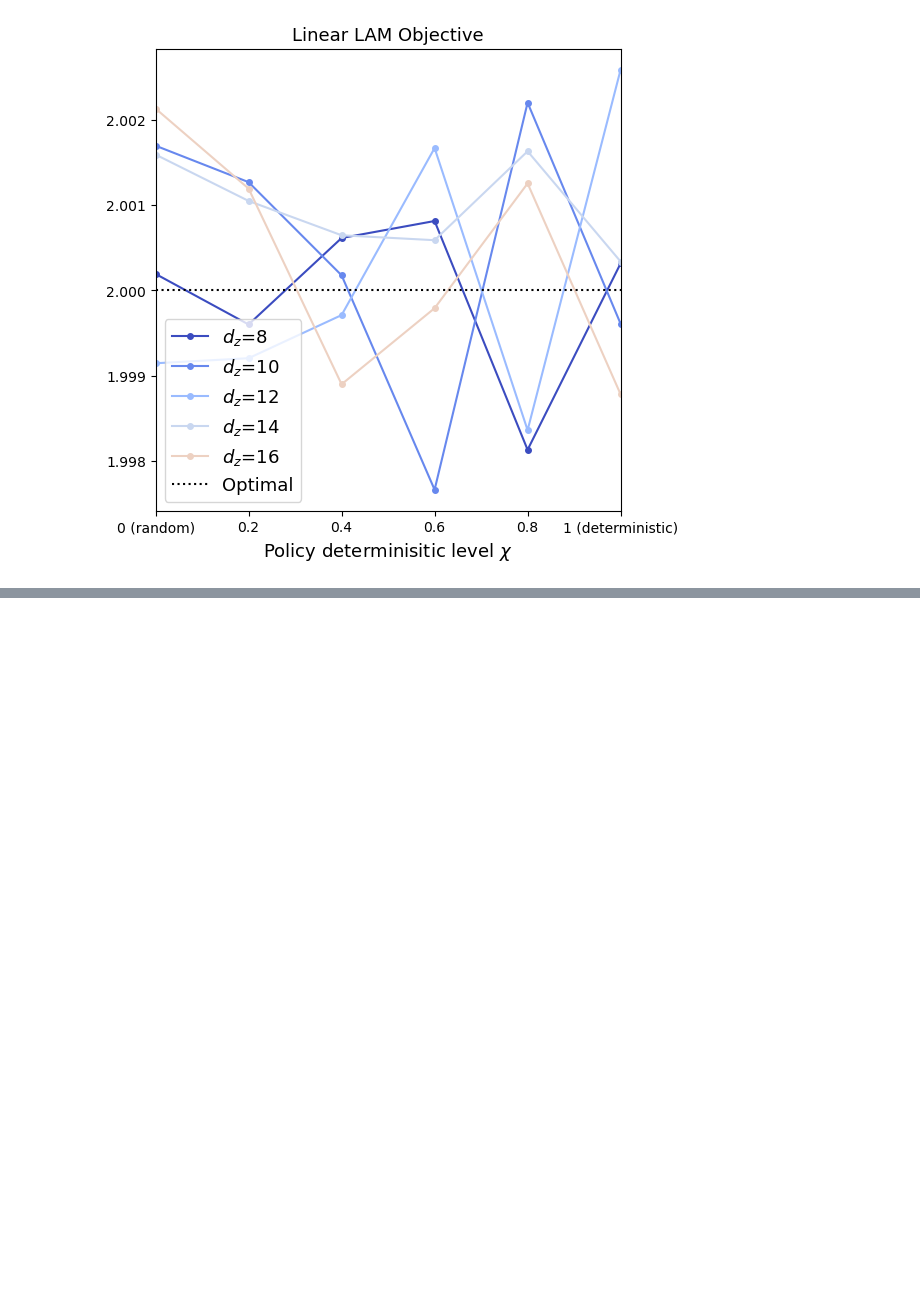
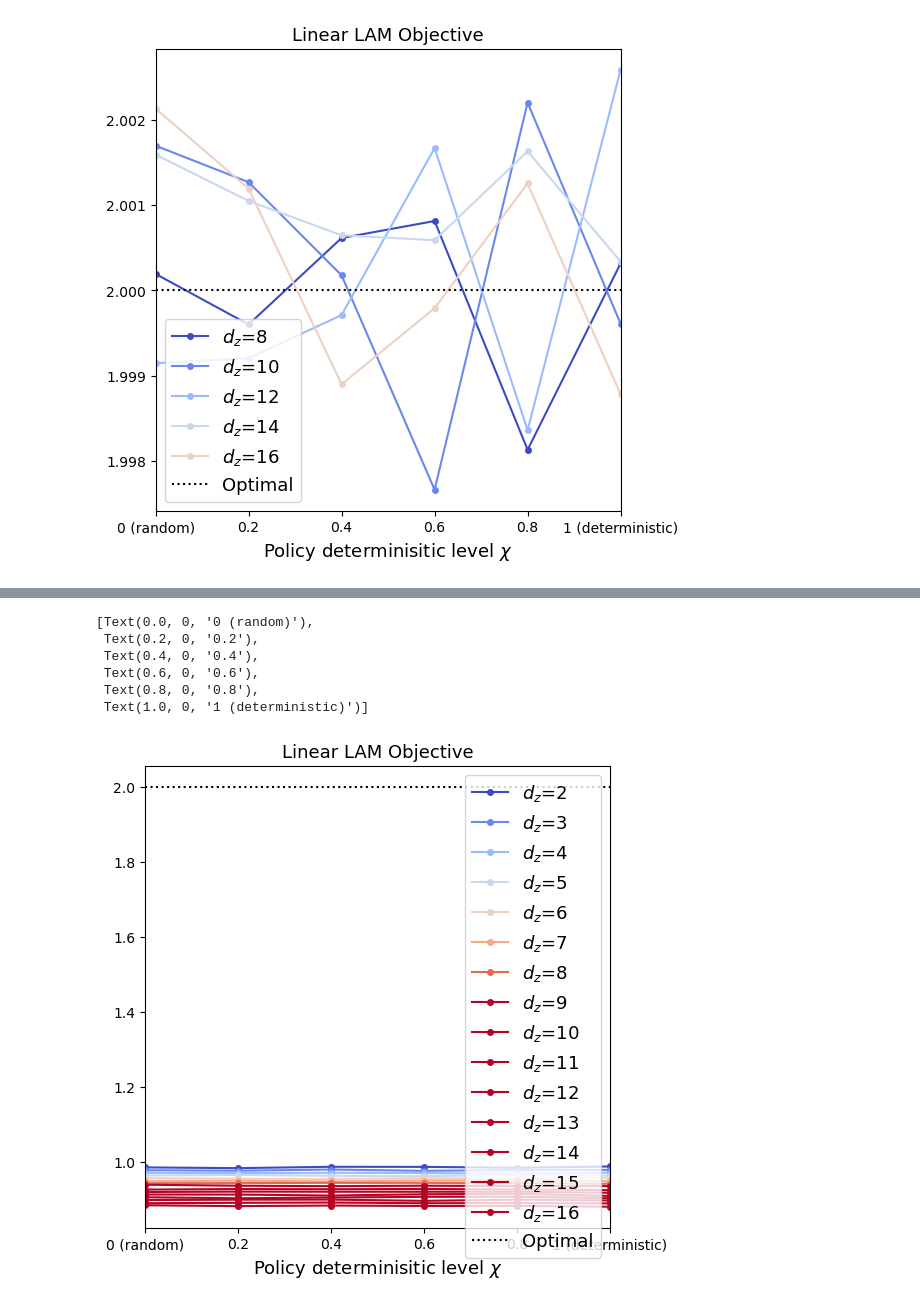
Before and after one commit to zhangchuheng123/LinearLAM, a Jupyter notebook: script20250319_new_5.ipynb, the cells around one changed output, grey strips where cells are left out. Cells and saved outputs as stored; diff of their text form; code cells hidden in the pictures; blank space fills up the shorter version.

```diff
--- a/script20250319_new_5.ipynb
+++ b/script20250319_new_5.ipynb
@@ -236,0 +236,40 @@ ax.set_xticklabels(['0 (random)', '0.2', '0.4', '0.6', '0.8', '1 (deterministic)
+# %%
+import matplotlib.pyplot as plt
+import pandas as pd
+
+total_record = pd.read_csv('scripts/5_learnATrue_CDzeroFalse_psdactionTrue_evalrand.csv', index_col=0)
+total_record = total_record.loc[total_record['iter'] == 40000]
+
+plt.figure(figsize=(6, 6))
+
+cmap = plt.get_cmap('coolwarm')
+norm = plt.Normalize(vmin=0, vmax=7)
+
+counter = 0
+for dz, group in total_record.groupby('dz'):
+    # 按dz排序确保连线正确
+    sorted_group = group.sort_values('chi')
+    plt.plot(sorted_group['chi'], sorted_group['obs_mse'],
+            label=f'$d_z$={dz}', marker='o', markersize=4, color=cmap(norm(counter)))
+    # plt.plot(sorted_group['chi'], sorted_group['act_mse'], label=f'  Action MSE', ls=':', marker='^', markersize=4, color=cmap(norm(counter)))
+    # plt.plot(sorted_group['chi'], sorted_group['noi_mse'] * (sig_value ** 2), label=f'  Noise MSE', ls=':', marker='x', markersize=4, color=cmap(norm(counter)))
+    counter += 1
+
+plt.plot([0, 17], [2, 2], 'k:', label='Optimal')
+
+plt.xlim([0.0, 1.0])
+plt.title(r'Linear LAM Objective', fontsize=13)
+plt.xlabel('Policy determinisitic level $\chi$', fontsize=13)
+plt.legend(fontsize=13)
+
+ax = plt.gca()
+ax.set_xticks([0.0, 0.2, 0.4, 0.6, 0.8, 1.0])
+ax.set_xticklabels(['0 (random)', '0.2', '0.4', '0.6', '0.8', '1 (deterministic)'])
+# %% [output]
+[Text(0.0, 0, '0 (random)'),
+ Text(0.2, 0, '0.2'),
+ Text(0.4, 0, '0.4'),
+ Text(0.6, 0, '0.6'),
+ Text(0.8, 0, '0.8'),
+ Text(1.0, 0, '1 (deterministic)')]
+[figure, added]
```
Also changed, not shown: parts of 1 cell of this notebook, 10 other files.
